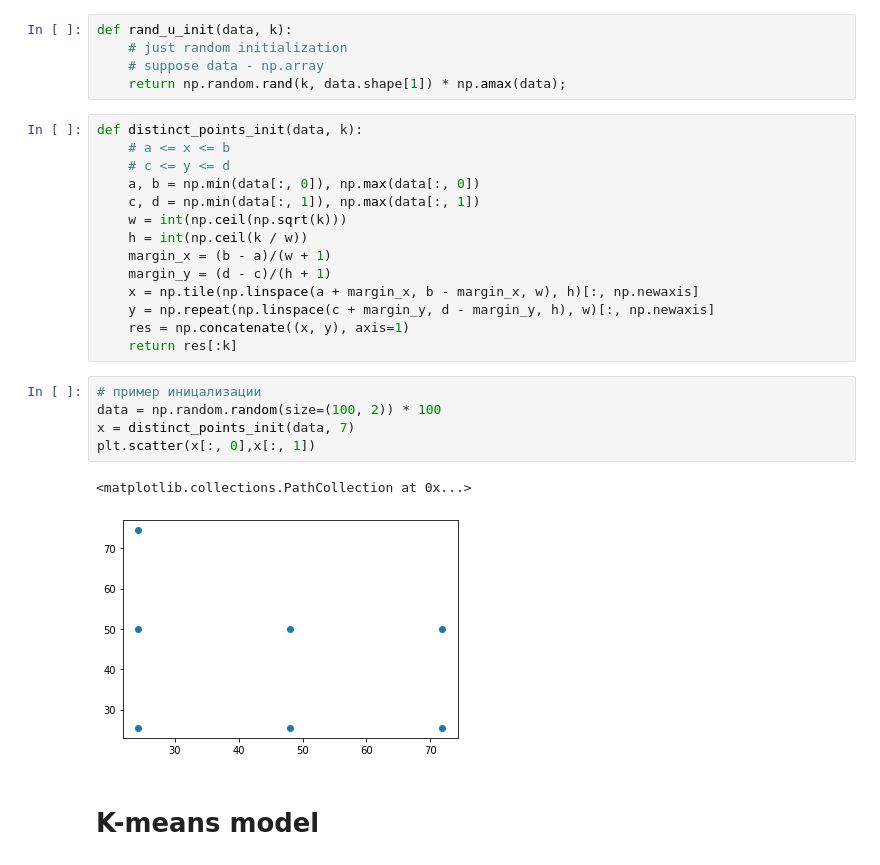
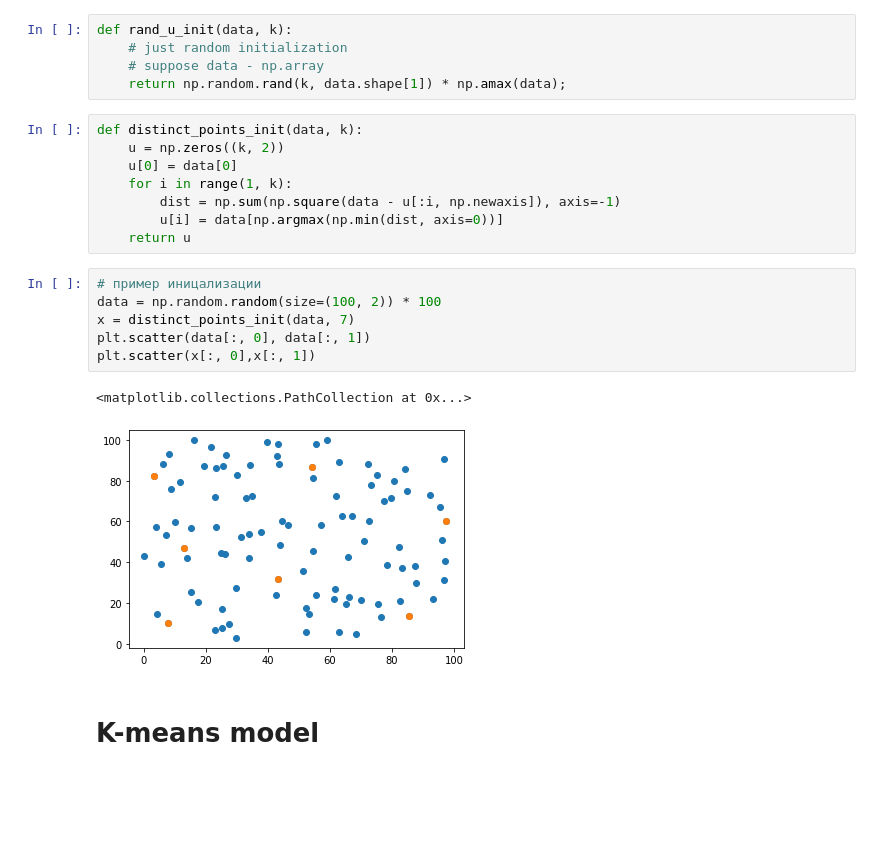
Before and after one commit to Dmitry315/Clasterization, a Jupyter notebook: K-means.ipynb, the cells around one changed output. Cells and saved outputs as stored; diff of their text form; blank space fills up the shorter version.

```diff
--- a/K-means.ipynb
+++ b/K-means.ipynb
@@ -9,28 +9,23 @@ def rand_u_init(data, k):
     # just random initialization
     # suppose data - np.array
     return np.random.rand(k, data.shape[1]) * np.amax(data);
-# %%
-def distinct_points_init(data, k):
-    # a <= x <= b
-    # c <= y <= d
-    a, b = np.min(data[:, 0]), np.max(data[:, 0])
-    c, d = np.min(data[:, 1]), np.max(data[:, 1])
-    w = int(np.ceil(np.sqrt(k)))
-    h = int(np.ceil(k / w))
-    margin_x = (b - a)/(w + 1)
-    margin_y = (d - c)/(h + 1)
-    x = np.tile(np.linspace(a + margin_x, b - margin_x, w), h)[:, np.newaxis]
-    y = np.repeat(np.linspace(c + margin_y, d - margin_y, h), w)[:, np.newaxis]
-    res = np.concatenate((x, y), axis=1)
-    return res[:k]
+# %%
+def distinct_points_init(data, k):
+    u = np.zeros((k, 2))
+    u[0] = data[0]
+    for i in range(1, k):
+        dist = np.sum(np.square(data - u[:i, np.newaxis]), axis=-1)
+        u[i] = data[np.argmax(np.min(dist, axis=0))]
+    return u
 # %%
 # пример иницализации
 data = np.random.random(size=(100, 2)) * 100
 x = distinct_points_init(data, 7)
+plt.scatter(data[:, 0], data[:, 1])
 plt.scatter(x[:, 0],x[:, 1])
 # %% [output]
 <matplotlib.collections.PathCollection at 0x...>
-[figure, old version]
+[figure, new version]
 # %% [markdown]
 # K-means model
 # %%
```
Also changed, not shown: parts of 51 cells of this notebook.
